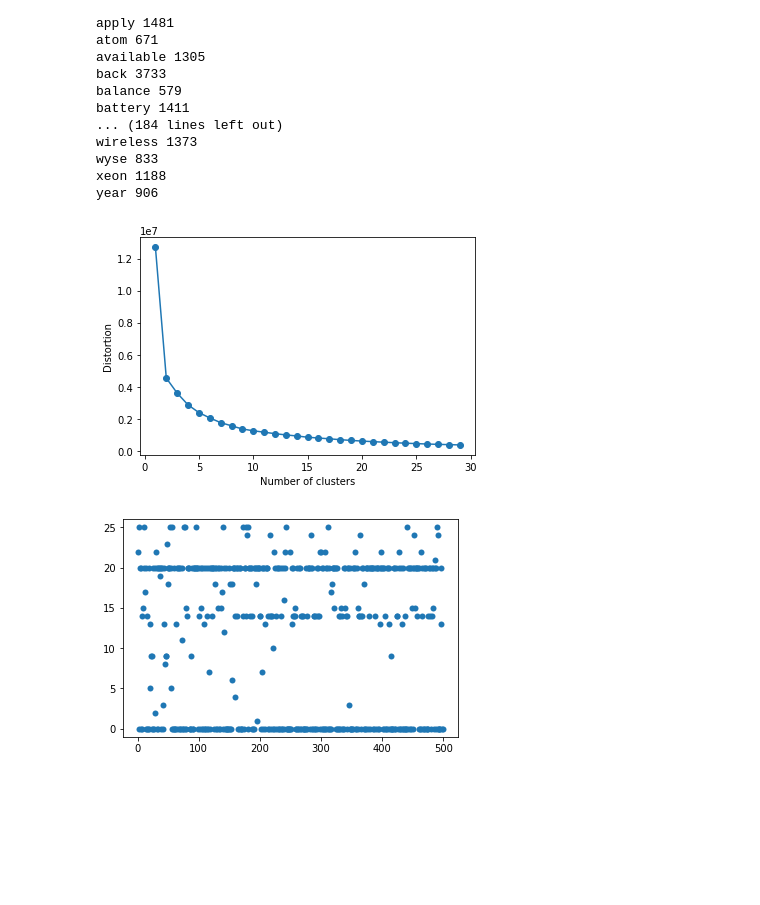
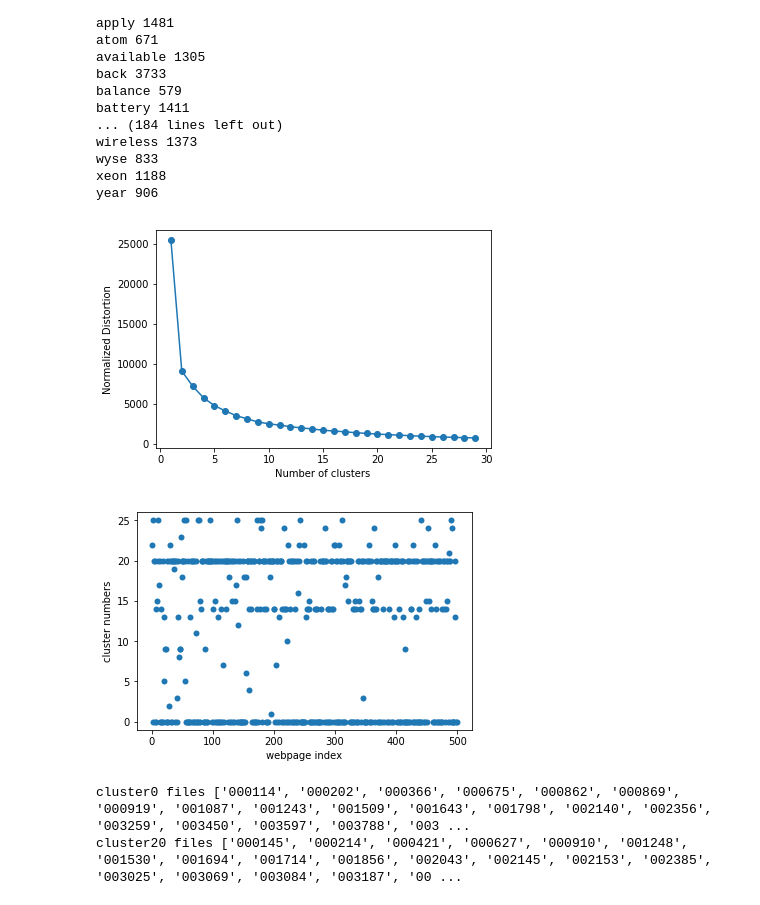
Before and after one commit to lorian/website-tags, a Jupyter notebook: KmeansClusterTest.ipynb, the cells around one changed output. Drawn from its saved outputs; the diff is of its cells as text; code cells hidden in the pictures; blank space fills up the shorter version.

Commit message:
add the webpage numbers for cluster0 and cluster 20

```diff
--- a/KmeansClusterTest.ipynb
+++ b/KmeansClusterTest.ipynb
@@ -103,15 +103,20 @@ for i in range (1, 30):
     distortions.append(km_clustering.inertia_)
     prediction_clusters.append(prediction_cluster)
 # %%
-plt.plot(range(1,30),distortions, marker='o')
+distortions=np.array(distortions)
+plt.plot(range(1,30),distortions*(1/len(allwords)), marker='o')
 plt.xlabel('Number of clusters')
-plt.ylabel('Distortion')
+plt.ylabel('Normalized Distortion')
+#plt.yscale('log')
+#plt.ylim(1e+5,1e+8)
 plt.show()
 # %% [output]
-[figure, old version]
+[figure, new version]
 # %%
 plt.scatter(range(1,len(prediction_clusters[25])+1),prediction_clusters[25],)
 plt.ylim(-1,26)
+plt.xlabel('webpage index')
+plt.ylabel('cluster numbers')
 plt.show()
 # %% [output]
-[figure, old version]
+[figure, new version]
@@ -117,0 +132,9 @@ plt.show()
+# %%
+cluster0=[list_of_files[x][-12:-6] for x in fileindex0]
+cluster20=[list_of_files[x][-12:-6] for x in fileindex20]
+print("cluster0 files {}".format(cluster0))
+
+print("cluster20 files {}".format(cluster20))
+# %% [output]
+cluster0 files ['000114', '000202', '000366', '000675', '000862', '000869', '000919', '001087', '001243', '001509', '001643', '001798', '002140', '002356', '003259', '003450', '003597', '003788', '003 ...
+cluster20 files ['000145', '000214', '000421', '000627', '000910', '001248', '001530', '001694', '001714', '001856', '002043', '002145', '002153', '002385', '003025', '003069', '003084', '003187', '00 ...
```
Also changed, not shown: parts of 1 cell of this notebook.
